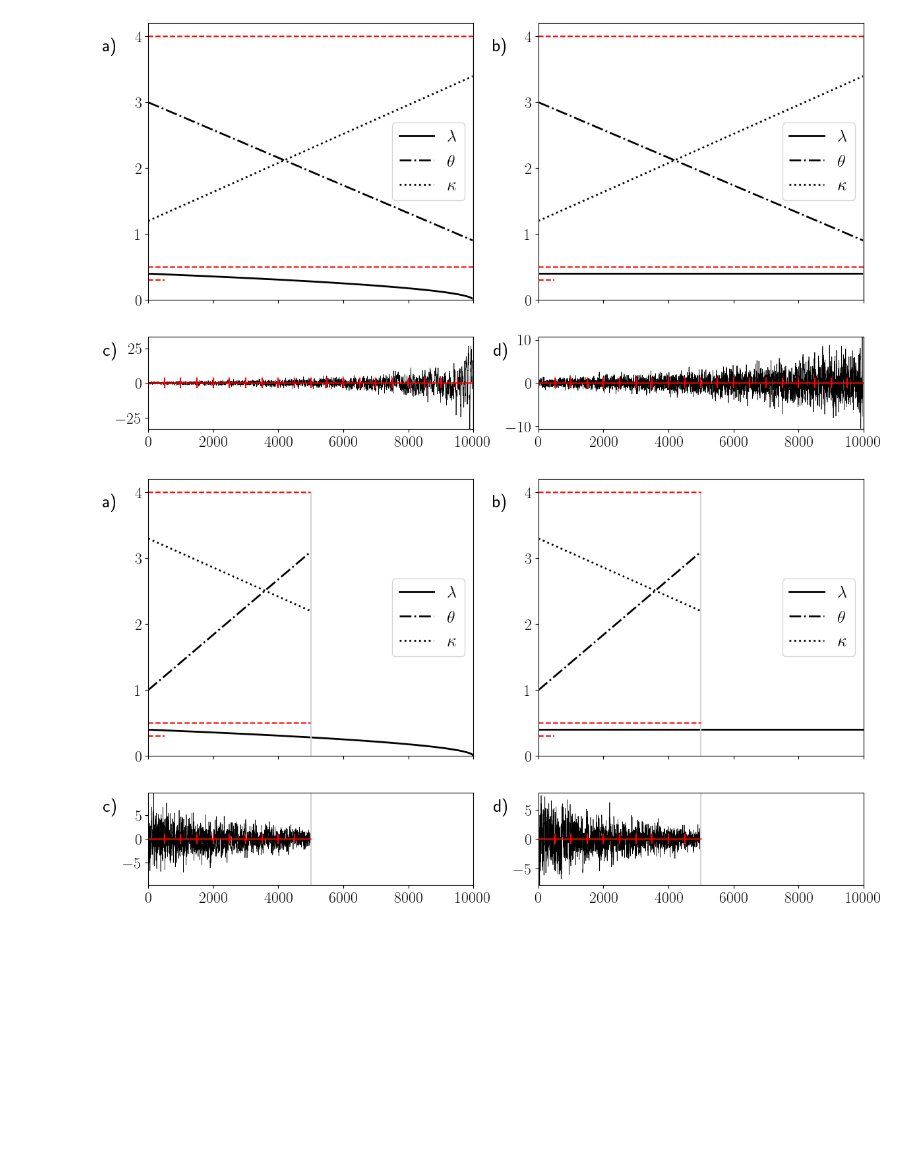
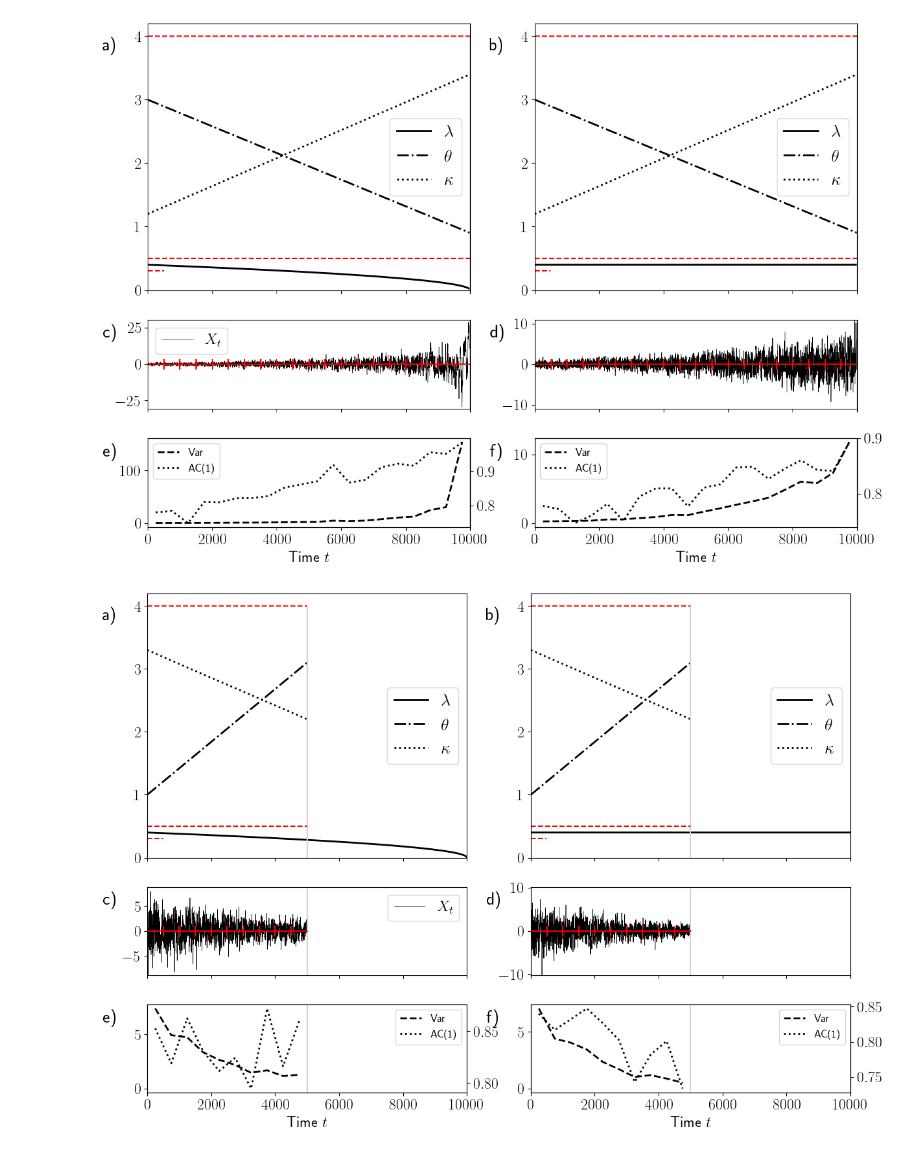
Before and after one commit to andreasmorr/RedNoiseEstimatorComparison, a Jupyter notebook: Plotting_examples.ipynb, the cells around one changed output. Cells and saved outputs as stored; diff of their text form; code cells hidden in the pictures; blank space fills up the shorter version.

```diff
--- a/Plotting_examples.ipynb
+++ b/Plotting_examples.ipynb
@@ -21,9 +21,9 @@ theta_end = 0.9
 kappa_start = 1.2
 kappa_end = 3.4
 # %%
-MethodComparisons.plot_example(n=n, observation_length=observation_length, windowsize=windowsize, leap=leap, lambda_scale=lambda_scale, theta_start=theta_start, theta_end=theta_end, kappa_start=kappa_start, kappa_end=kappa_end)
+MethodComparisons.plot_example_est(n=n, observation_length=observation_length, windowsize=windowsize, leap=leap, lambda_scale=lambda_scale, theta_start=theta_start, theta_end=theta_end, kappa_start=kappa_start, kappa_end=kappa_end)
 # %% [output]
-[figure, old version]
+[figure, new version]
 # %%
 n=10000
 observation_length=0.5
@@ -35,6 +35,6 @@ theta_end = 3.1
 kappa_start = 3.3
 kappa_end = 2.2
 # %%
-MethodComparisons.plot_example(n=n, observation_length=observation_length, windowsize=windowsize, leap=leap, lambda_scale=lambda_scale, theta_start=theta_start, theta_end=theta_end, kappa_start=kappa_start, kappa_end=kappa_end)
+MethodComparisons.plot_example_est(n=n, observation_length=observation_length, windowsize=windowsize, leap=leap, lambda_scale=lambda_scale, theta_start=theta_start, theta_end=theta_end, kappa_start=kappa_start, kappa_end=kappa_end)
 # %% [output]
-[figure, old version]
+[figure, new version]
```
Also changed, not shown: 18 other files.
